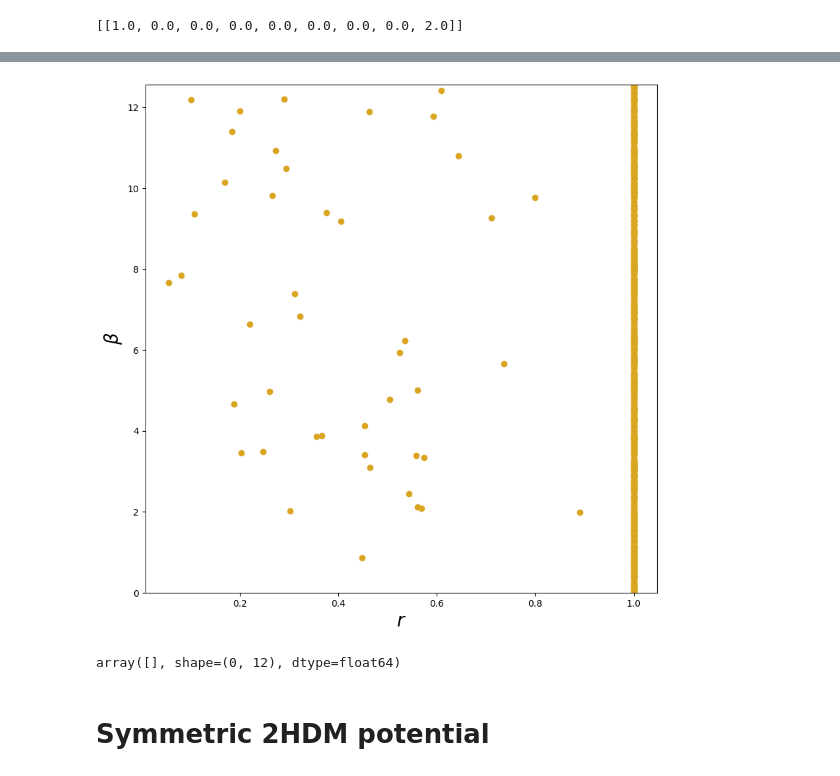
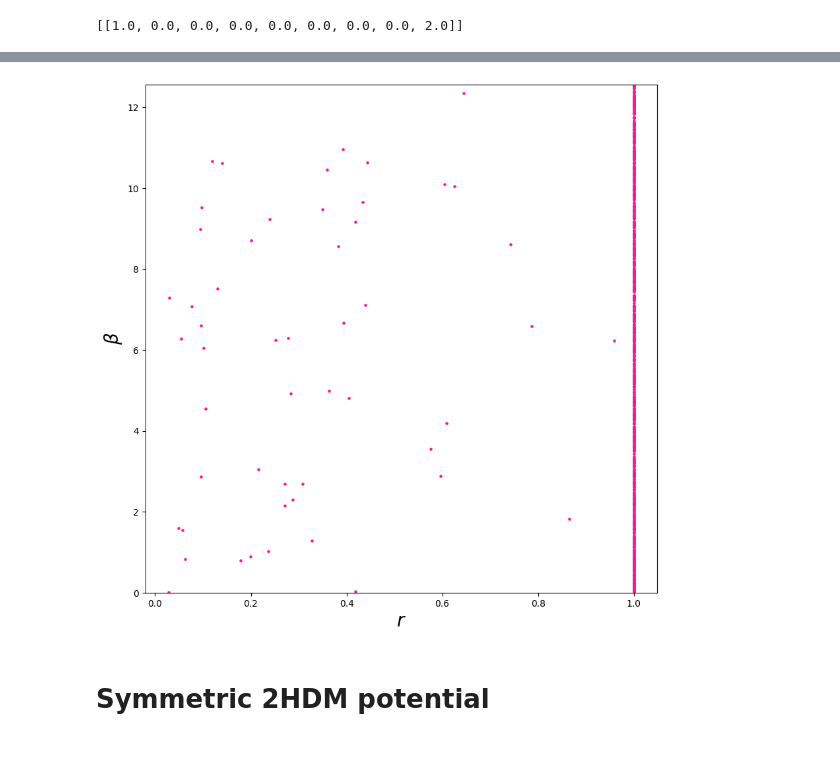
Before and after one commit to jdlpv/Theoretical-constraints-on-beyond-Standard-Model-extensions-of-the-Higgs-potential, a Jupyter notebook: main.ipynb, the cells around one changed output, grey strips where cells are left out. Drawn from its saved outputs; the diff is of its cells as text; code cells hidden in the pictures.

```diff
--- a/main.ipynb
+++ b/main.ipynb
@@ -668,15 +672,15 @@ plt.show()
 # %%
 fig = plt.figure(figsize=(10,10))
 
 ax = fig.add_subplot(1,1,1)
 
-ax.scatter(Z2_violating_valid_values[:,8], Z2_violating_valid_values[:,9], color='goldenrod')
+ax.scatter(Z2_violating_valid_values[:,8], Z2_violating_valid_values[:,9], color='deeppink',s=5)
 
 ax.set_ylabel(r'$\beta$',fontsize=20)
 ax.set_xlabel(r'$r$',fontsize=20)
 
 ax.set_ylim([0, 4*np.pi])
 
 plt.show()
 # %% [output]
-[figure, old version]
+[figure, new version]
@@ -700,28 +687,3 @@ def v(rho_6, alpha, rho_7, xi, r, beta):
-# %%
-# Explore Z_2-violating 2HDM results with rho_3<-1 (these values are impossible in the 2HDM with Z_2 symmetry)
-
-dim = 1000
-
-regions = [(-10, -1),         # rho_3
-           (-10, 10),         # rho_4
-           (0, 10),          # |rho_5|
-           (0, 2*np.pi),    # gamma
-           (0, 10),          # |rho_6|
-           (0, 2*np.pi),    # alpha
-           (0, 10),          # |rho_7|
-           (0, 2*np.pi)]    # xi
-
-# Generate random parameters
-parameters = generate_random_params(dim, regions)
-
-# Minimize the function and filter the results with V > 0
-results = np.array(minimize_dependent_params(parameters, function_variable_regions))
-Z2_violating_negative_rho3_valid_value = results[results[:, -1] > 0]
-Z2_violating_negative_rho3_valid_value
-
-# The array is empty. Hence, no valid values have been found.
-# %% [output]
-array([], shape=(0, 12), dtype=float64)
 # %% [markdown]
 # Symmetric 2HDM potential
 # %%
```
Also changed, not shown: parts of 20 cells of this notebook.
